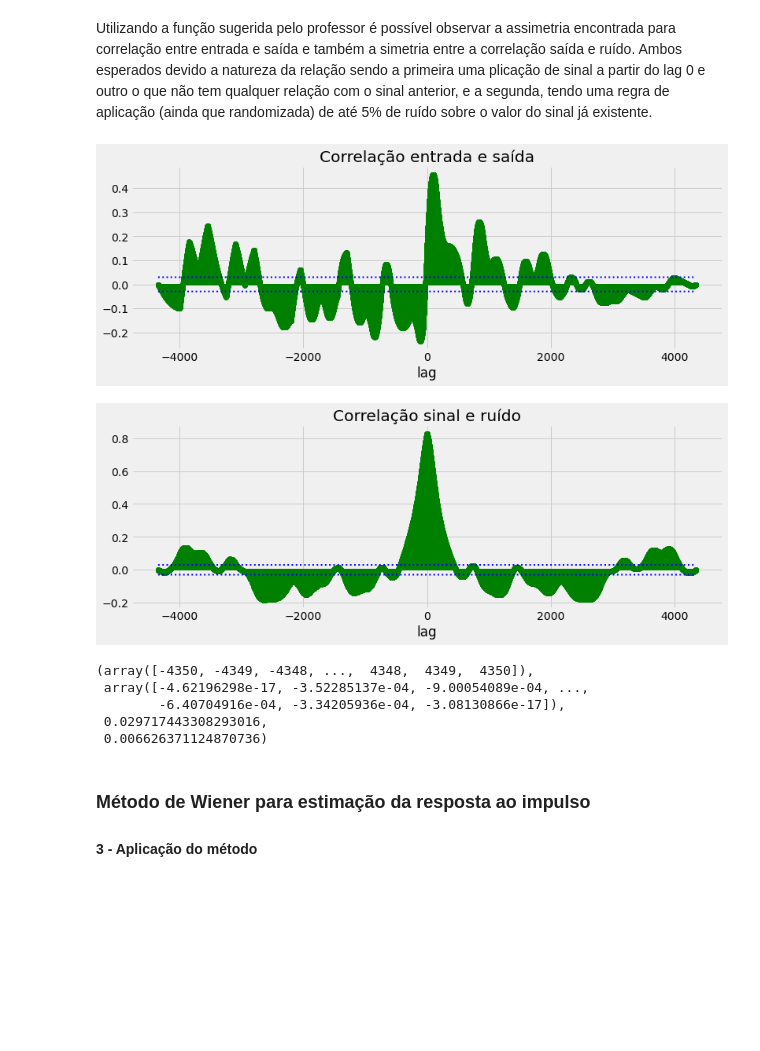
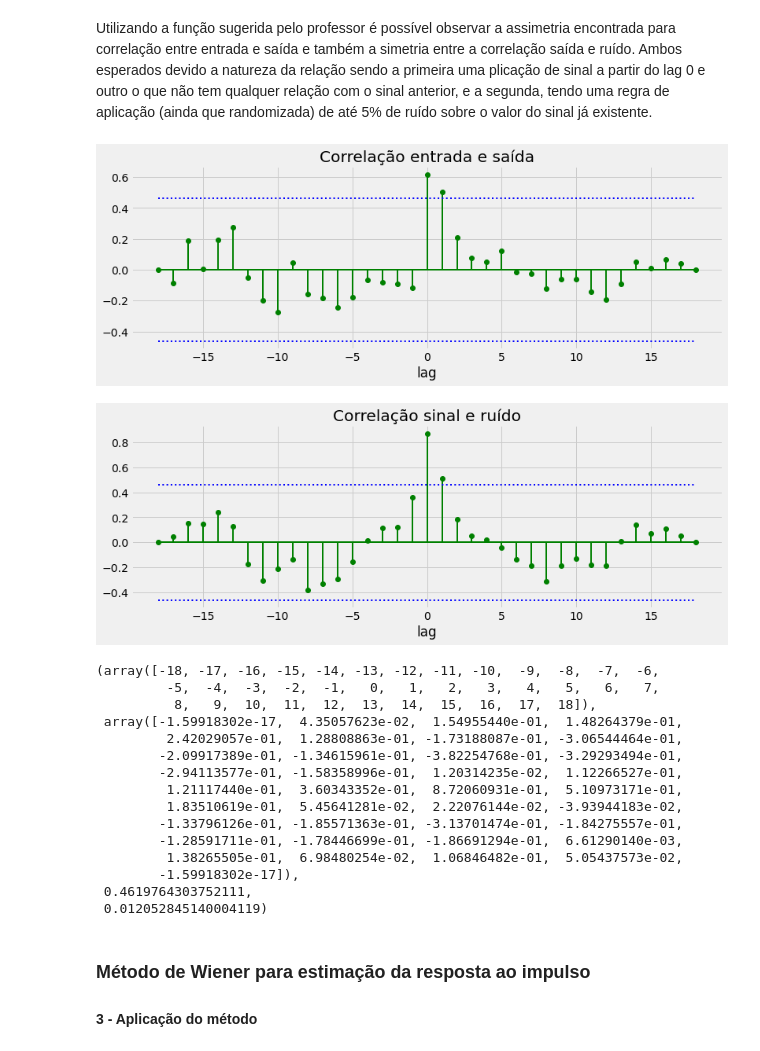
Before and after one commit to felipefrocha/esufmg-tmsd, a Jupyter notebook: modelo_tanques_acoplados/tanques_acomplados.ipynb, the cells around one changed output. Cells and saved outputs as stored; diff of their text form; code cells hidden in the pictures; blank space fills up the shorter version.

```diff
--- a/modelo_tanques_acoplados/tanques_acomplados.ipynb
+++ b/modelo_tanques_acoplados/tanques_acomplados.ipynb
@@ -715,9 +714,9 @@ plt.show()
 Considerando o $\delta_d = 250$ encontrado no exercício 2 para aproximações de modelo de primeira ordem e da Heuristica apresentado no vídeo do professor Aguirre para sistemas não lineares, tem se que $m = \delta_d$. E portanto:
 # %%
 t0 = 0
-tf = 5000
+Tf = 5000
 h = 1
-t = np.arange(t0, tf, h)
+t = np.arange(t0, Tf, h)
 
 x0 = np.array([[8], [11]])
 z_x = np.zeros((len(x0), len(t) - 1))
@@ -738,9 +737,9 @@ random_signal = rand_signal()
 
 ## Definição de m para PRBS
 b = 10
-N = tf
-Td = 150
-t_prbs = np.arange(0, tf, h)
+N = Tf
+Td = 250
+t_prbs = np.arange(0, Tf, h)
 u_prbs = prbs_signal(N, b, Td)*-1
 u = u + ((u_prbs) * 0.1 * np.append(np.zeros((left_size+1000, 1)),np.ones(right_size-1000)))
 run_rk(t.copy() ,x.copy(), u , h, 10, True)
@@ -752,8 +751,10 @@ L: 714; R: 4286
 # %%
 rand_dataframe = pd.DataFrame(random_signal)
-prbs_dataframe = pd.DataFrame(u_prbs)
+semente=Td
+indices = np.arange(0,Tf,semente)
+prbs_dataframe = pd.DataFrame([u_prbs[i] for i in indices])
 fig, ax = plt.subplots(2,1, constrained_layout=True, figsize=(12, 10))
 sm.graphics.tsa.plot_acf(rand_dataframe.values.squeeze(), lags=100, color='r',alpha=0.05, ax=ax[0],title='Autocorrelação sinal Random')
-sm.graphics.tsa.plot_acf(prbs_dataframe.values.squeeze(), lags=1000, color='g',alpha=0.05, ax=ax[1],title='Autocorrelação sinal PRBS')
+sm.graphics.tsa.plot_acf(prbs_dataframe.values.squeeze(), color='g',alpha=0.05, ax=ax[1],title='Autocorrelação sinal PRBS')
 plt.show()
 # %% [output]
@@ -761,7 +762,7 @@ plt.show()
 # %%
 cut = 650
 
-def run_rk_only(t:np.ndarray, x:np.ndarray, u, h):
+def run_rk_only(t:np.ndarray, x:np.ndarray, u, h,cut=650):
     result = None
     for k in range(1, len(t)):
         result = rk_cord(x[:, k - 1].copy(), u[k], u[k], h, t[k])
@@ -807,16 +808,32 @@ Saída em estado estacionário do ponto de operação: 14.132570059695256
 # %% [markdown]
 Utilizando a função sugerida pelo professor é possível observar a assimetria encontrada para correlação entre entrada e saída e também a simetria entre a correlação saída e ruído. Ambos esperados devido a natureza da relação sendo a primeira uma plicação de sinal a partir do lag 0 e outro o que não tem qualquer relação com o sinal anterior, e a segunda, tendo uma regra de aplicação (ainda que randomizada) de até 5% de ruído sobre o valor do sinal já existente.
 # %%
-myccf(y=sig,u=u_t,lag=len(u_t)*2,flag1=1,flag2=1, title="Correlação entrada e saída")
-myccf(y=sig,u=sig_noise,lag=len(u_t)*2,flag1=1,flag2=1, title="Correlação sinal e ruído")
+u_sample = [u_t[i] for i in indices if i < len(u_t)]
+t_sample =  [t[i] for i in indices if i < len(u_t)]
+
+sig = [sig[i] for i in indices if i < len(u_t)]
+sig_noise = [sig_noise[i] for i in indices if i < len(u_t)]
+
+myccf(y=sig,u=u_sample,lag=len(u_sample)*2,flag1=1,flag2=1, title="Correlação entrada e saída")
+myccf(y=sig,u=sig_noise,lag=len(u_sample)*2,flag1=1,flag2=1, title="Correlação sinal e ruído")
 # %% [output]
-[figure, old version]
+[figure, new version]
-[figure, old version]
+[figure, new version]
-(array([-4350, -4349, -4348, ...,  4348,  4349,  4350]),
- array([-4.62196298e-17, -3.52285137e-04, -9.00054089e-04, ...,
-        -6.40704916e-04, -3.34205936e-04, -3.08130866e-17]),
- 0.029717443308293016,
- 0.006626371124870736)
+(array([-18, -17, -16, -15, -14, -13, -12, -11, -10,  -9,  -8,  -7,  -6,
+         -5,  -4,  -3,  -2,  -1,   0,   1,   2,   3,   4,   5,   6,   7,
+          8,   9,  10,  11,  12,  13,  14,  15,  16,  17,  18]),
+ array([-1.59918302e-17,  4.35057623e-02,  1.54955440e-01,  1.48264379e-01,
+         2.42029057e-01,  1.28808863e-01, -1.73188087e-01, -3.06544464e-01,
+        -2.09917389e-01, -1.34615961e-01, -3.82254768e-01, -3.29293494e-01,
+        -2.94113577e-01, -1.58358996e-01,  1.20314235e-02,  1.12266527e-01,
+         1.21117440e-01,  3.60343352e-01,  8.72060931e-01,  5.10973171e-01,
+         1.83510619e-01,  5.45641281e-02,  2.22076144e-02, -3.93944183e-02,
+        -1.33796126e-01, -1.85571363e-01, -3.13701474e-01, -1.84275557e-01,
+        -1.28591711e-01, -1.78446699e-01, -1.86691294e-01,  6.61290140e-03,
+         1.38265505e-01,  6.98480254e-02,  1.06846482e-01,  5.05437573e-02,
+        -1.59918302e-17]),
+ 0.4619764303752111,
+ 0.012052845140004119)
 # %% [markdown]
 ### Método de Wiener para estimação da resposta ao impulso
 
```
Also changed, not shown: parts of 15 cells of this notebook.
